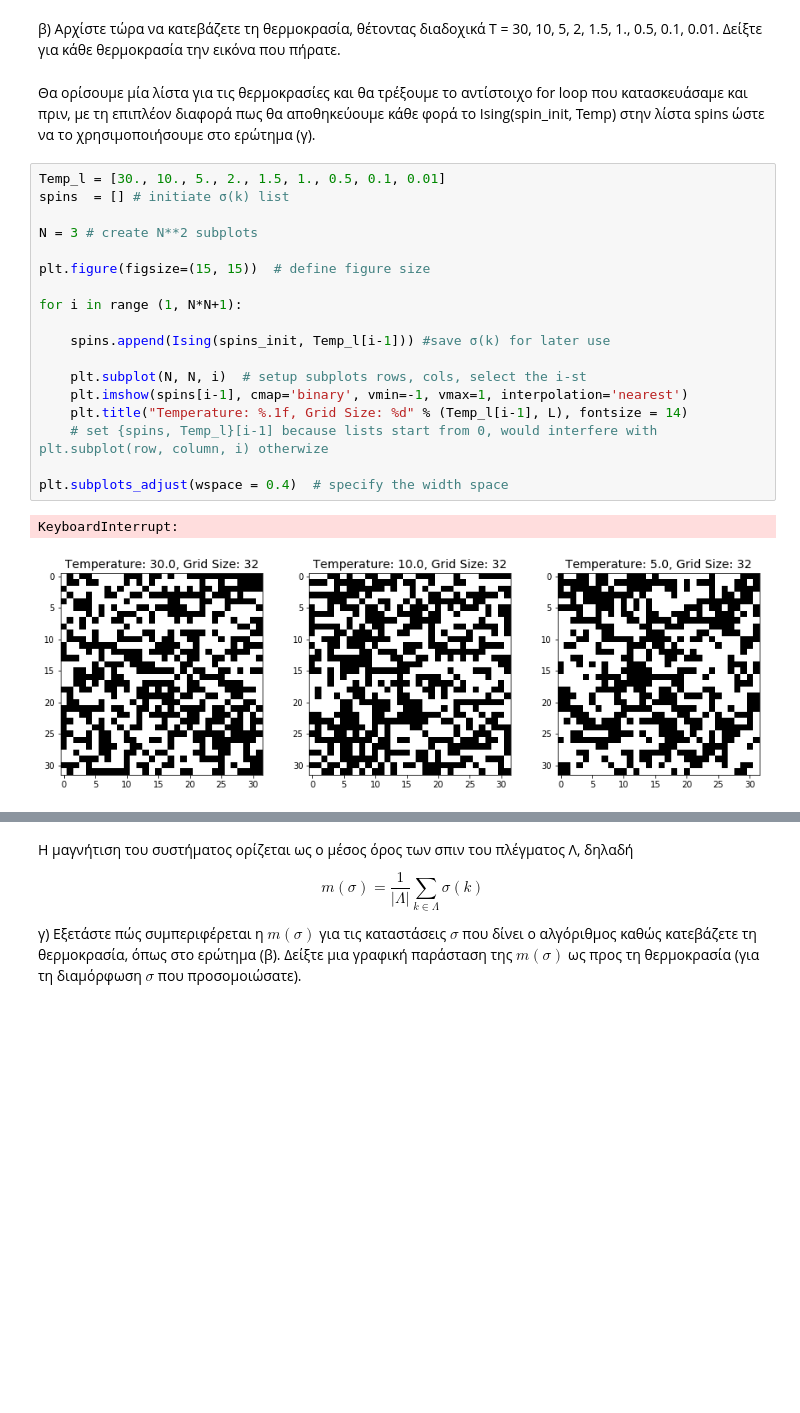
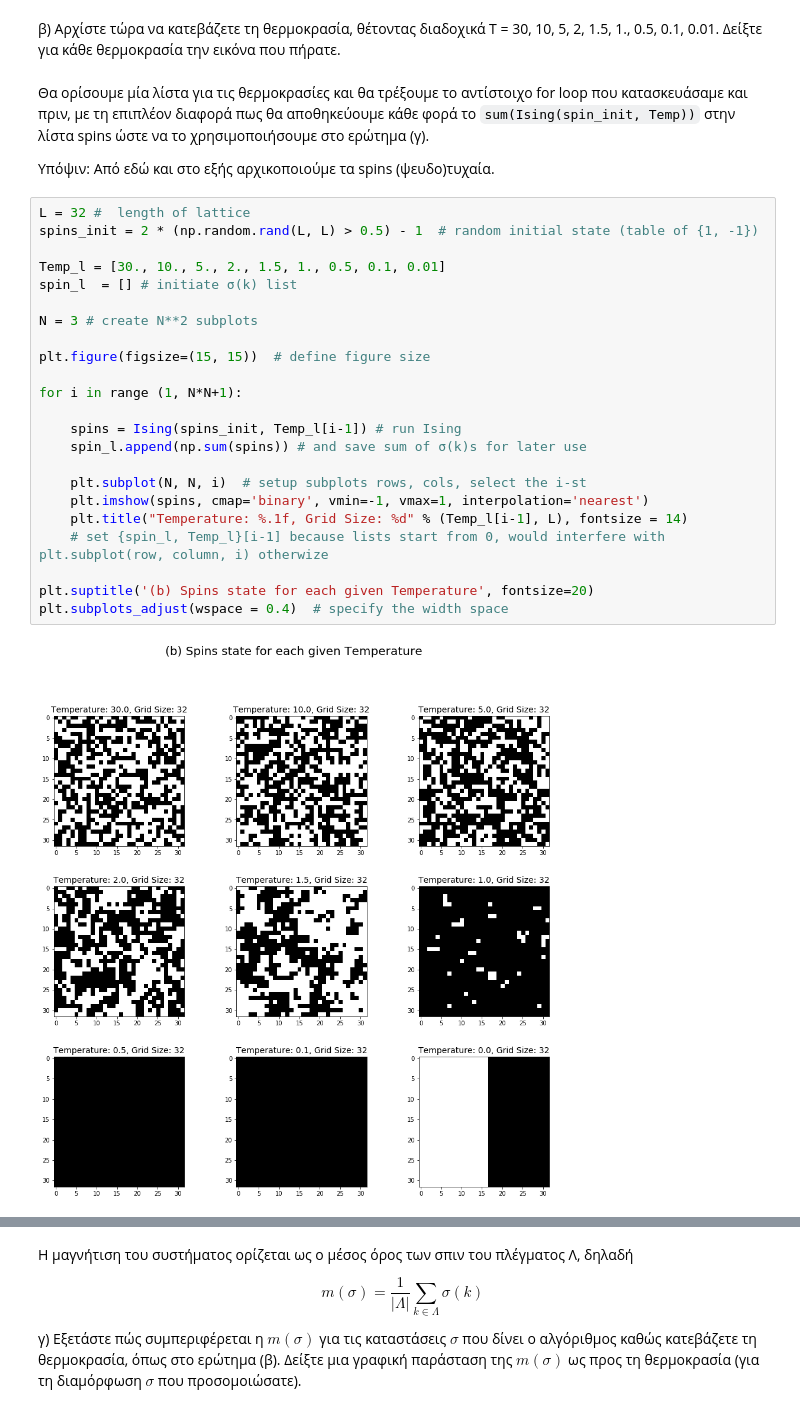
Before and after one commit to yannnisgeo/NTUA_Stochastic_Processes, a Jupyter notebook: My Solutions/IKGeorgakopoulos_03111512_Lab8.ipynb, the cells around one changed output, grey strips where cells are left out. Cells and saved outputs as stored; diff of their text form; blank space fills up the shorter version.

```diff
--- a/My Solutions/IKGeorgakopoulos_03111512_Lab8.ipynb
+++ b/My Solutions/IKGeorgakopoulos_03111512_Lab8.ipynb
@@ -225,25 +225,31 @@ Not quite indeed.
 β) Αρχίστε τώρα να κατεβάζετε τη θερμοκρασία, θέτοντας διαδοχικά
 T = 30, 10, 5, 2, 1.5, 1., 0.5, 0.1, 0.01. Δείξτε για κάθε θερμοκρασία την εικόνα που πήρατε.
 # %% [markdown]
-Θα ορίσουμε μία λίστα για τις θερμοκρασίες και θα τρέξουμε το αντίστοιχο for loop που κατασκευάσαμε και πριν, με τη επιπλέον διαφορά πως θα αποθηκεύουμε κάθε φορά το Ising(spin_init, Temp) στην λίστα spins ώστε να το χρησιμοποιήσουμε στο ερώτημα (γ).
+Θα ορίσουμε μία λίστα για τις θερμοκρασίες και θα τρέξουμε το αντίστοιχο for loop που κατασκευάσαμε και πριν, με τη επιπλέον διαφορά πως θα αποθηκεύουμε κάθε φορά το `sum(Ising(spin_init, Temp))` στην λίστα spins ώστε να το χρησιμοποιήσουμε στο ερώτημα (γ).
+
+Υπόψιν: Από εδώ και στο εξής αρχικοποιούμε τα spins (ψευδο)τυχαία.
 # %%
+L = 32 #  length of lattice
+spins_init = 2 * (np.random.rand(L, L) > 0.5) - 1  # random initial state (table of {1, -1})
+
 Temp_l = [30., 10., 5., 2., 1.5, 1., 0.5, 0.1, 0.01]
-spins  = [] # initiate σ(k) list
+spin_l  = [] # initiate σ(k) list
 
 N = 3 # create N**2 subplots
 
 plt.figure(figsize=(15, 15))  # define figure size
 
 for i in range (1, N*N+1):
 
-    spins.append(Ising(spins_init, Temp_l[i-1])) #save σ(k) for later use
+    spins = Ising(spins_init, Temp_l[i-1]) # run Ising
+    spin_l.append(np.sum(spins)) # and save sum of σ(k)s for later use
 
     plt.subplot(N, N, i)  # setup subplots rows, cols, select the i-st
-    plt.imshow(spins[i-1], cmap='binary', vmin=-1, vmax=1, interpolation='nearest')
+    plt.imshow(spins, cmap='binary', vmin=-1, vmax=1, interpolation='nearest')
     plt.title("Temperature: %.1f, Grid Size: %d" % (Temp_l[i-1], L), fontsize = 14)
-    # set {spins, Temp_l}[i-1] because lists start from 0, would interfere with plt.subplot(row, column, i) otherwize
+    # set {spin_l, Temp_l}[i-1] because lists start from 0, would interfere with plt.subplot(row, column, i) otherwize
 
+plt.suptitle('(b) Spins state for each given Temperature', fontsize=20)
 plt.subplots_adjust(wspace = 0.4)  # specify the width space
 # %% [output]
-KeyboardInterrupt:
-[figure, old version]
+[figure, new version]
```
Also changed, not shown: parts of 9 cells of this notebook.
